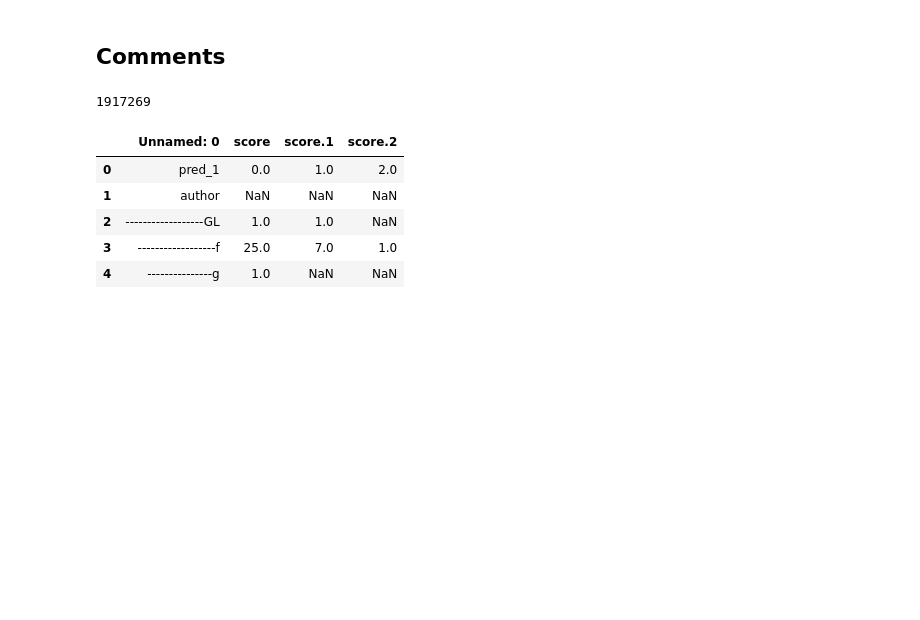
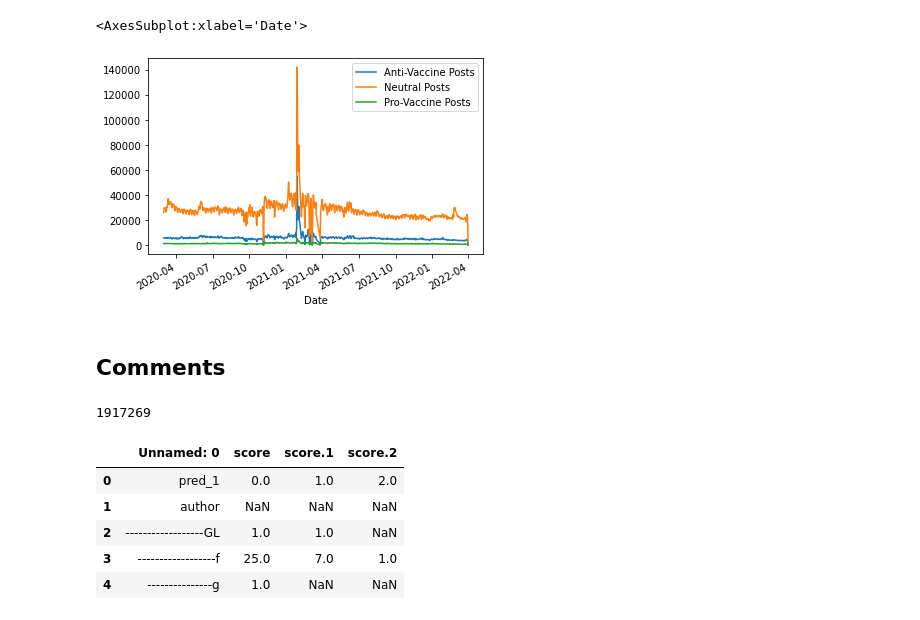
Before and after one commit to jvschlierf/networkthesis, a Jupyter notebook: analysis/EDA_posts.ipynb, the cells around one changed output. Saved outputs shown, nothing was run; the diff lists cells and outputs as text; code cells hidden in the pictures; blank space fills up the shorter version.

```diff
--- a/analysis/EDA_posts.ipynb
+++ b/analysis/EDA_posts.ipynb
@@ -213,0 +47,10 @@ plt.bar(comments[0:10].subreddit, comments[0:10].posts)
+# %%
+df2 = pd.read_csv('../../Files/Submissions/date_db.csv')
+# %%
+df2 = df2.drop([0,1], axis=0)
+df2.rename({'Unnamed: 0': 'Date',
+    'score' : 'Anti-Vaccine Posts',
+    'score.1': 'Neutral Posts',
+    'score.2': 'Pro-Vaccine Posts'}, axis=1, inplace=True)
+df2.reset_index(drop=True, inplace=True)
+df2['Date'] = pd.to_datetime(df2['Date'])
@@ -214,3 +66,8 @@ plt.bar(comments[0:10].subreddit, comments[0:10].posts)
+# %%
+df2.plot(x='Date')
+# %% [output]
+<AxesSubplot:xlabel='Date'>
+[figure, added]
 # %% [markdown]
 ## Comments
 # %%
```
Also changed, not shown: parts of 45 cells of this notebook, 1 other file.
